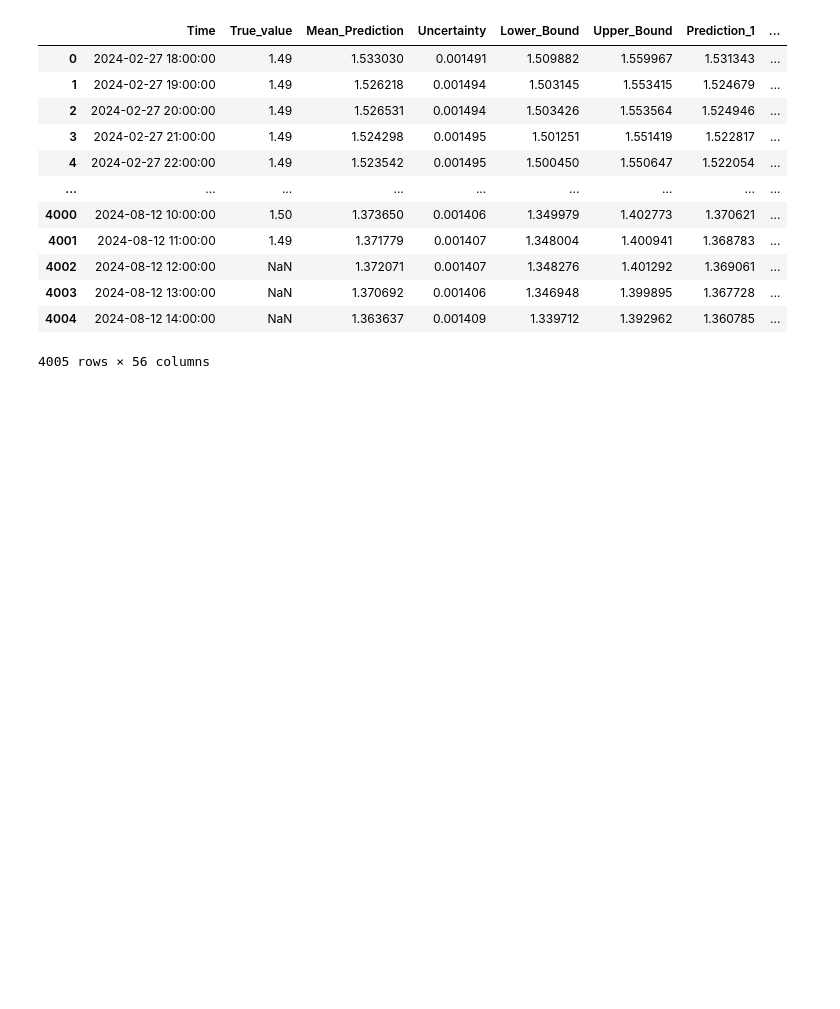
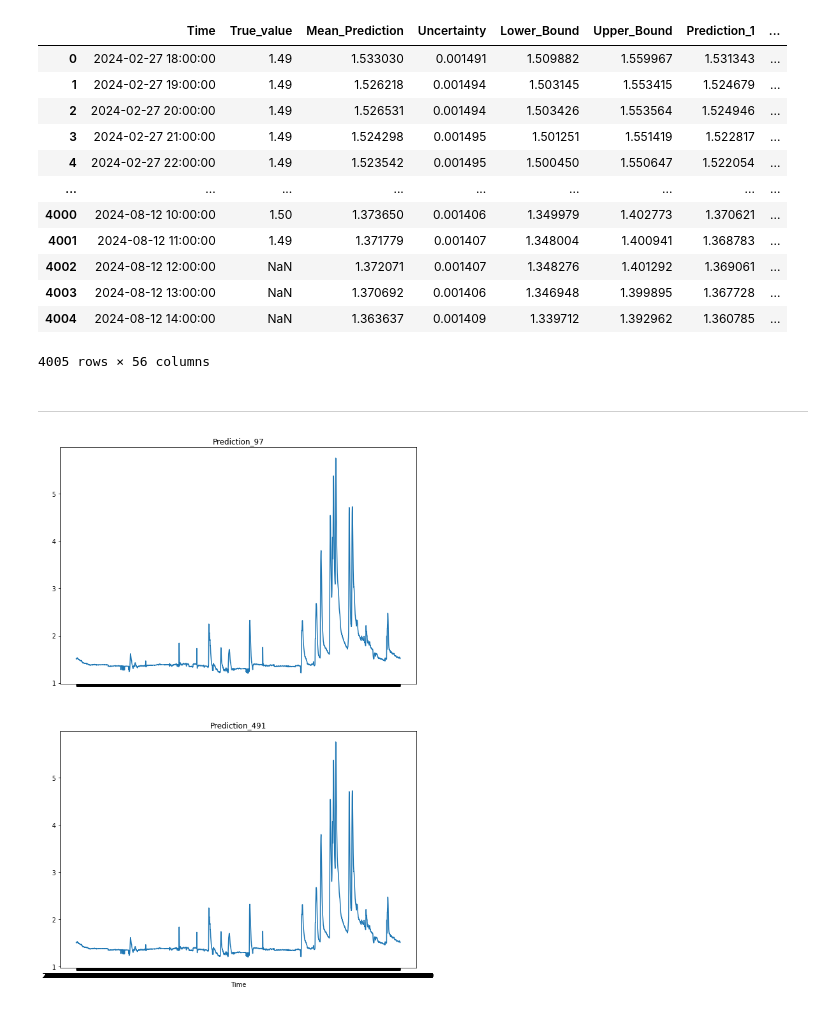
Before and after one commit to keep-asdf/streamlit, a Jupyter notebook: data/Untitled1.ipynb, the cells around one changed output. Cells and saved outputs as stored; diff of their text form; code cells hidden in the pictures; blank space fills up the shorter version.

```diff
--- a/data/Untitled1.ipynb
+++ b/data/Untitled1.ipynb
@@ -463,3 +463,42 @@ bayes_ppd_data
 # bayes_ppd_data.to_csv('../streamlit/data/bayesian_ppd_visual.csv', index=False)
 
 # print('Bayesian LSTM Model Learning & Prediction Finish\n')
+# %% [markdown]
+---
+# %%
+check_data = pd.read_csv('new_new_data.csv')
+# %%
+import matplotlib.pyplot as plt
+import pandas as pd
+
+# trace plot을 그리기 위해 'Prediction_'으로 시작하는 모든 열을 추출합니다.
+prediction_columns = [col for col in check_data.columns if col.startswith('Prediction_')]
+
+# # 각 예측에 대해 trace plot을 그립니다.
+# fig, axes = plt.subplots(len(prediction_columns), 1, figsize=(10, 7), sharex=True)
+
+# for i, col in enumerate(prediction_columns):
+#     axes[i].plot(pred_data['Time'], pred_data[col])
+#     axes[i].set_title(col)
+
+# plt.xlabel('Time')
+# plt.show()
+# %%
+import matplotlib.pyplot as plt
+import pandas as pd
+import numpy as np
+
+# 예측 열 목록에서 샘플링
+sampled_columns = np.random.choice(prediction_columns, size=2, replace=False)
+
+# 선택된 예측 값에 대해 trace plot을 그립니다.
+fig, axes = plt.subplots(len(sampled_columns), 1, figsize=(10, 15), sharex=True)
+
+for i, col in enumerate(sampled_columns):
+    axes[i].plot(check_data['Time'], check_data[col])
+    axes[i].set_title(col)
+
+plt.xlabel('Time')
+plt.show()
+# %% [output]
+[figure, added]
```
Also changed, not shown: 5 other files.
